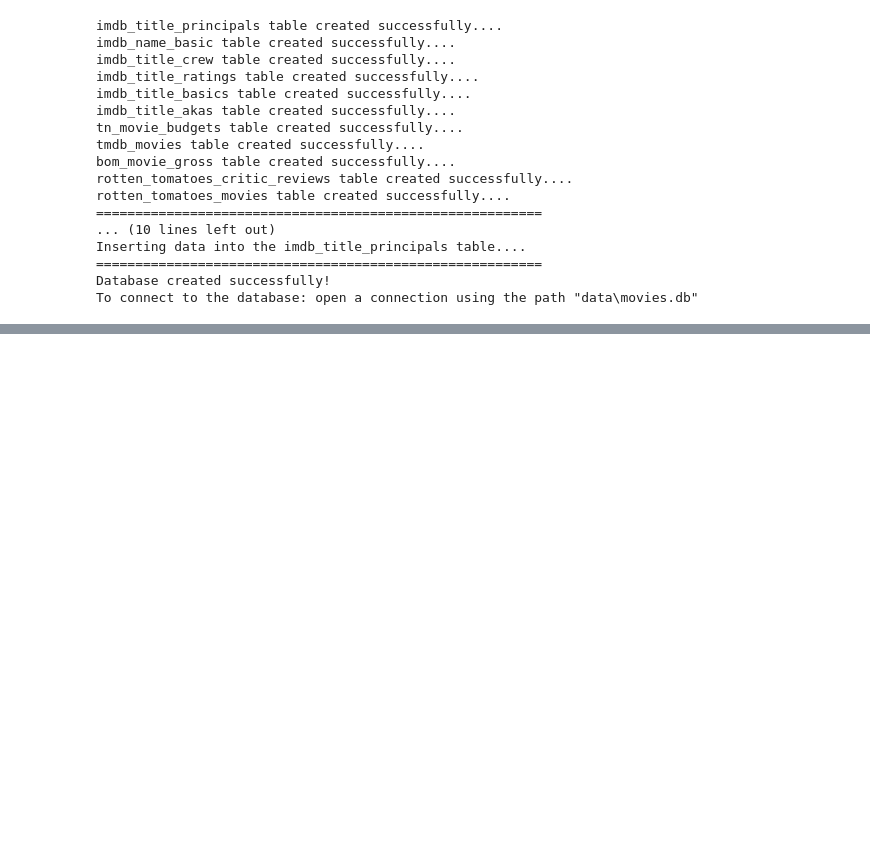
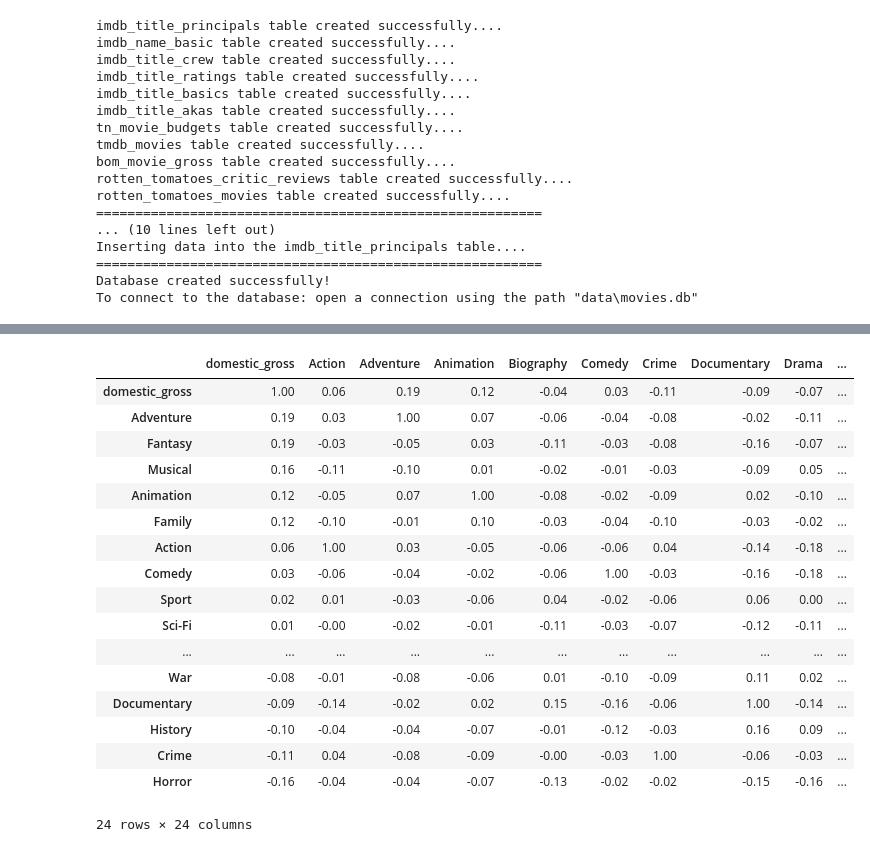
Before and after one commit to krvosen/microsoft_movie_analysis, a Jupyter notebook: create_sql_database.ipynb, the cells around one changed output, grey strips where cells are left out. Drawn from its saved outputs; the diff is of its cells as text; code cells hidden in the pictures; blank space fills up the shorter version.

```diff
--- a/create_sql_database.ipynb
+++ b/create_sql_database.ipynb
@@ -116,0 +114,21 @@ Text(0.5, 0, 'Stock')
+# %%
+movie_title.corr().sort_values('domestic_gross', ascending=False)
+# %% [output]
+|  | domestic_gross | Action | Adventure | Animation | Biography | Comedy | Crime | Documentary | Drama | ... |
+| domestic_gross | 1.00 | 0.06 | 0.19 | 0.12 | -0.04 | 0.03 | -0.11 | -0.09 | -0.07 | ... |
+| Adventure | 0.19 | 0.03 | 1.00 | 0.07 | -0.06 | -0.04 | -0.08 | -0.02 | -0.11 | ... |
+| Fantasy | 0.19 | -0.03 | -0.05 | 0.03 | -0.11 | -0.03 | -0.08 | -0.16 | -0.07 | ... |
+| Musical | 0.16 | -0.11 | -0.10 | 0.01 | -0.02 | -0.01 | -0.03 | -0.09 | 0.05 | ... |
+| Animation | 0.12 | -0.05 | 0.07 | 1.00 | -0.08 | -0.02 | -0.09 | 0.02 | -0.10 | ... |
+| Family | 0.12 | -0.10 | -0.01 | 0.10 | -0.03 | -0.04 | -0.10 | -0.03 | -0.02 | ... |
+| Action | 0.06 | 1.00 | 0.03 | -0.05 | -0.06 | -0.06 | 0.04 | -0.14 | -0.18 | ... |
+| Comedy | 0.03 | -0.06 | -0.04 | -0.02 | -0.06 | 1.00 | -0.03 | -0.16 | -0.18 | ... |
+| Sport | 0.02 | 0.01 | -0.03 | -0.06 | 0.04 | -0.02 | -0.06 | 0.06 | 0.00 | ... |
+| Sci-Fi | 0.01 | -0.00 | -0.02 | -0.01 | -0.11 | -0.03 | -0.07 | -0.12 | -0.11 | ... |
+| ... | ... | ... | ... | ... | ... | ... | ... | ... | ... | ... |
+| War | -0.08 | -0.01 | -0.08 | -0.06 | 0.01 | -0.10 | -0.09 | 0.11 | 0.02 | ... |
+| Documentary | -0.09 | -0.14 | -0.02 | 0.02 | 0.15 | -0.16 | -0.06 | 1.00 | -0.14 | ... |
+| History | -0.10 | -0.04 | -0.04 | -0.07 | -0.01 | -0.12 | -0.03 | 0.16 | 0.09 | ... |
+| Crime | -0.11 | 0.04 | -0.08 | -0.09 | -0.00 | -0.03 | 1.00 | -0.06 | -0.03 | ... |
+| Horror | -0.16 | -0.04 | -0.04 | -0.07 | -0.13 | -0.02 | -0.02 | -0.15 | -0.16 | ... |
+24 rows × 24 columns
```
Also changed, not shown: parts of 11 cells of this notebook, 1 other file.
